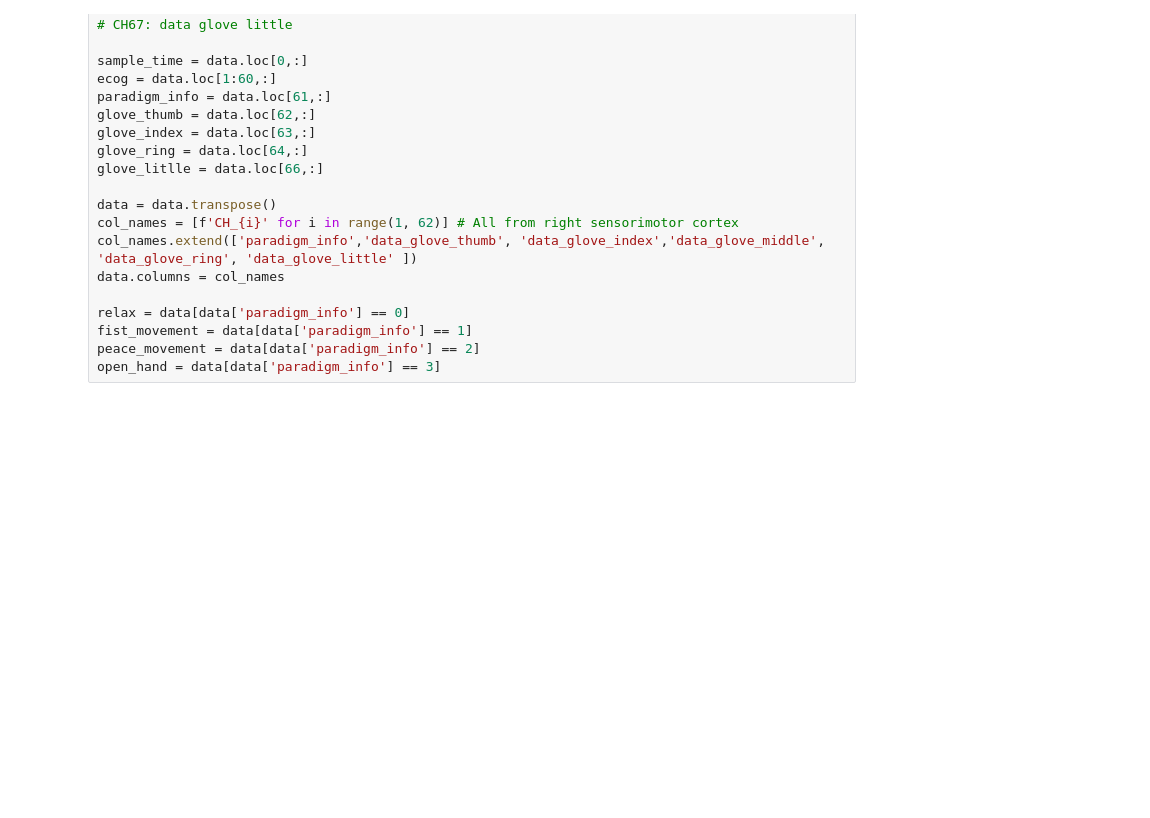
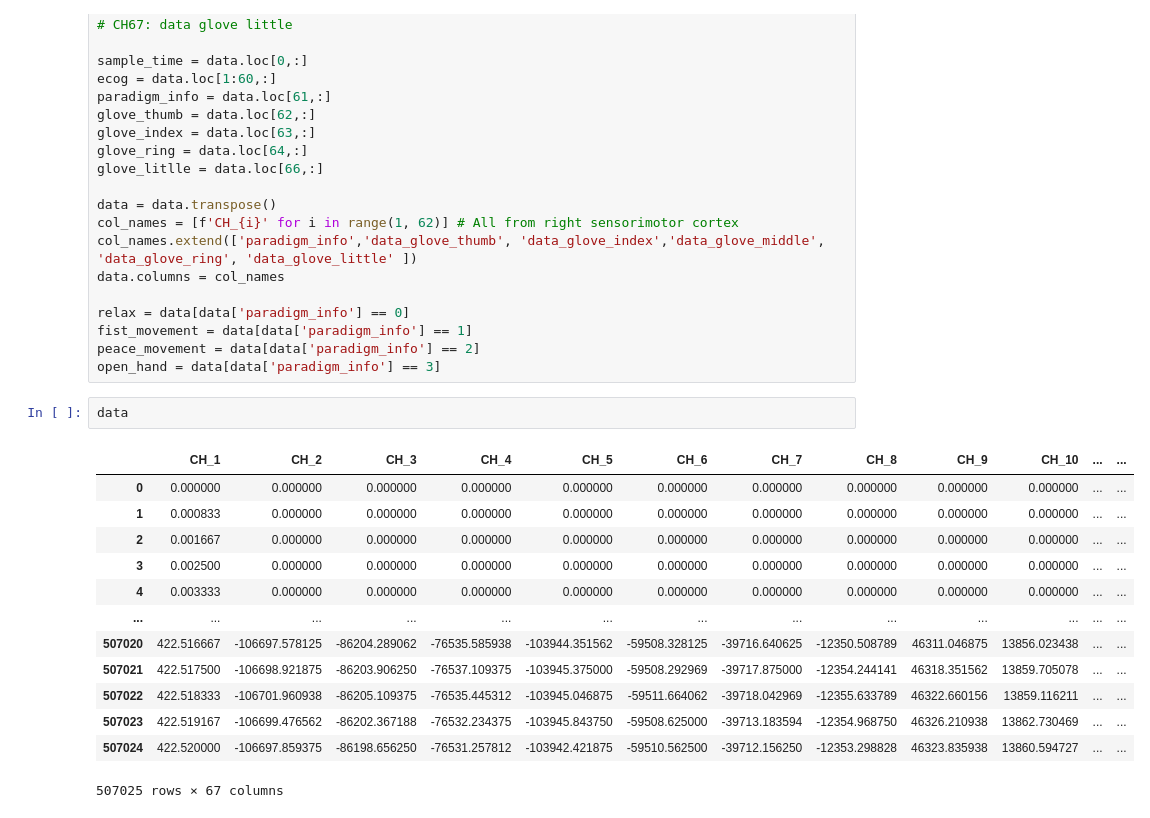
Before and after one commit to NeuroTechBSB/BR41N.IO-2025, a Jupyter notebook: ecog_analysis.ipynb, the cells around one changed output. Cells and saved outputs as stored; diff of their text form; blank space fills up the shorter version.

```diff
--- a/ecog_analysis.ipynb
+++ b/ecog_analysis.ipynb
@@ -76,4 +75,20 @@ relax = data[data['paradigm_info'] == 0]
 fist_movement = data[data['paradigm_info'] == 1]
 peace_movement = data[data['paradigm_info'] == 2]
 open_hand = data[data['paradigm_info'] == 3]
+# %%
+data
+# %% [output]
+|  | CH_1 | CH_2 | CH_3 | CH_4 | CH_5 | CH_6 | CH_7 | CH_8 | CH_9 | CH_10 | ... | ... |
+| 0 | 0.000000 | 0.000000 | 0.000000 | 0.000000 | 0.000000 | 0.000000 | 0.000000 | 0.000000 | 0.000000 | 0.000000 | ... | ... |
+| 1 | 0.000833 | 0.000000 | 0.000000 | 0.000000 | 0.000000 | 0.000000 | 0.000000 | 0.000000 | 0.000000 | 0.000000 | ... | ... |
+| 2 | 0.001667 | 0.000000 | 0.000000 | 0.000000 | 0.000000 | 0.000000 | 0.000000 | 0.000000 | 0.000000 | 0.000000 | ... | ... |
+| 3 | 0.002500 | 0.000000 | 0.000000 | 0.000000 | 0.000000 | 0.000000 | 0.000000 | 0.000000 | 0.000000 | 0.000000 | ... | ... |
+| 4 | 0.003333 | 0.000000 | 0.000000 | 0.000000 | 0.000000 | 0.000000 | 0.000000 | 0.000000 | 0.000000 | 0.000000 | ... | ... |
+| ... | ... | ... | ... | ... | ... | ... | ... | ... | ... | ... | ... | ... |
+| 507020 | 422.516667 | -106697.578125 | -86204.289062 | -76535.585938 | -103944.351562 | -59508.328125 | -39716.640625 | -12350.508789 | 46311.046875 | 13856.023438 | ... | ... |
+| 507021 | 422.517500 | -106698.921875 | -86203.906250 | -76537.109375 | -103945.375000 | -59508.292969 | -39717.875000 | -12354.244141 | 46318.351562 | 13859.705078 | ... | ... |
+| 507022 | 422.518333 | -106701.960938 | -86205.109375 | -76535.445312 | -103945.046875 | -59511.664062 | -39718.042969 | -12355.633789 | 46322.660156 | 13859.116211 | ... | ... |
+| 507023 | 422.519167 | -106699.476562 | -86202.367188 | -76532.234375 | -103945.843750 | -59508.625000 | -39713.183594 | -12354.968750 | 46326.210938 | 13862.730469 | ... | ... |
+| 507024 | 422.520000 | -106697.859375 | -86198.656250 | -76531.257812 | -103942.421875 | -59510.562500 | -39712.156250 | -12353.298828 | 46323.835938 | 13860.594727 | ... | ... |
+507025 rows × 67 columns
 # %%
```
Also changed, not shown: parts of 7 cells of this notebook.
